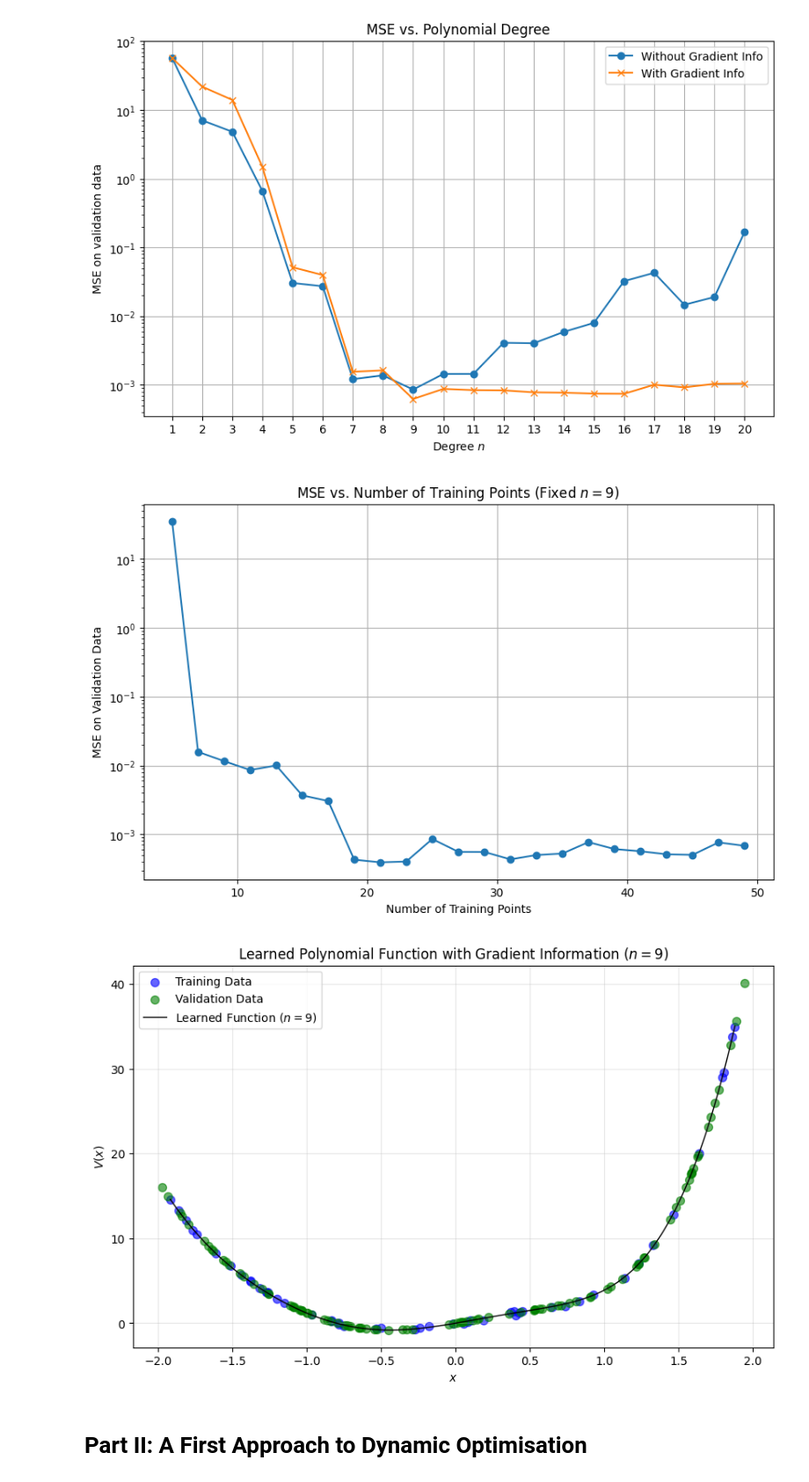
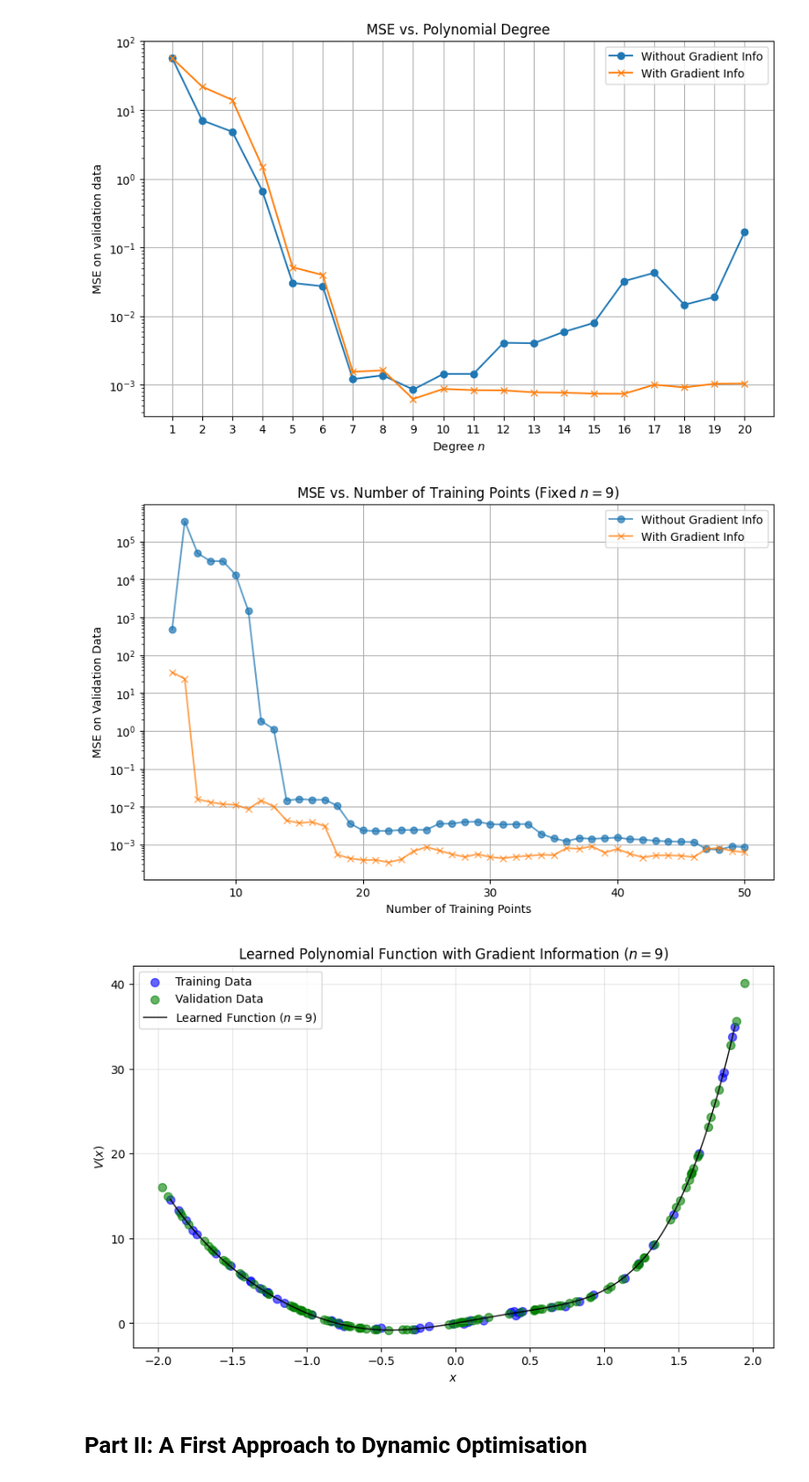
Before and after one commit to umarsdq/optimisationCW, a Jupyter notebook: optimisation.ipynb, the cells around one changed output. Shown at 88% size. Saved outputs shown, nothing was run; the diff lists cells and outputs as text; code cells hidden in the pictures.

Commit message:
New plots

```diff
--- a/optimisation.ipynb
+++ b/optimisation.ipynb
@@ -48,7 +46,7 @@ Smallest n for MSE < 10^-3: 9
 # %%
-# Part I.a) Additional Analysis: MSE vs Number of Training Points
+# MSE vs Number of Training Points for fixed n
 n_fixed_a = best_n
-training_sizes_a = range(5, len(X_train) + 1, 2)
+training_sizes_a = range(5, len(X_train) + 1, 1)
 mses_vs_size_a = []
 
 for size in training_sizes_a:
@@ -127,56 +125,61 @@ plt.show()
 Smallest n for MSE < 10^-3 (with gradient info): 9
 [figure]
 # %%
-# Part I.b) Additional Analysis: MSE vs Number of Training Points
-# Fix n at the best value found (best_n_b) and vary the number of training points
+# MSE vs Number of Training Points - Comparing with and without gradient info
+# Use the same fixed n for both cases to make fair comparison
+n_fixed = best_n_b
+training_sizes = range(5, len(X_train_b) + 1, 1)
 
-n_fixed = best_n_b
-training_sizes = range(5, len(X_train_b) + 1, 2)  # Vary from 5 to max, step of 2
-mses_vs_size = []
-
+# With gradient info
+mses_vs_size_grad = []
 for size in training_sizes:
-    # Use first 'size' training points
     X_subset = X_train_b[:size]
     y_subset = y_train_b[:size]
     dy_subset = dy_train_b[:size]
+    theta_subset = solve_grad_poly_regression(X_subset, y_subset, dy_subset, n_fixed)
+    mses_vs_size_grad.append(mse(X_val, y_val, theta_subset))
 
-    # Train model with fixed n
-    theta_subset = solve_grad_poly_regression(X_subset, y_subset, dy_subset, n_fixed)
-
-    # Evaluate on validation set
-    mses_vs_size.append(mse(X_val, y_val, theta_subset))
+# Without gradient info (from I.a data, same n)
+mses_vs_size_no_grad = []
+for size in training_sizes:
+    X_subset = X_train[:size]
+    y_subset = y_train[:size]
+    theta_subset = solve_poly_regression(X_subset, y_subset, n_fixed)
+    mses_vs_size_no_grad.append(mse(X_val, y_val, theta_subset))
 
 plt.figure(figsize=(10, 6))
-plt.plot(training_sizes, mses_vs_size, marker='o')
+plt.plot(training_sizes, mses_vs_size_no_grad, marker='o', label='Without Gradient Info', alpha=0.7)
+plt.plot(training_sizes, mses_vs_size_grad, marker='x', label='With Gradient Info', alpha=0.7)
 plt.xlabel('Number of Training Points')
 plt.ylabel('MSE on Validation Data')
 plt.yscale('log')
 plt.title(rf'MSE vs. Number of Training Points (Fixed $n={n_fixed}$)')
+plt.legend()
 plt.grid(True)
-plt.savefig('plots/mse_vs_training_size.png', bbox_inches='tight', dpi=600)
+plt.savefig('plots/mse_vs_training_size_comparison.png', bbox_inches='tight', dpi=600)
 plt.show()
 
 # Show the learned function at the best n
 theta_best_b = solve_grad_poly_regression(X_train_b, y_train_b, dy_train_b, best_n_b)
 
 # Generate points for smooth plotting
 x_plot = np.linspace(X_train_b.min(), X_train_b.max(), 200)
 A_plot = np.vander(x_plot, best_n_b + 1, increasing=True)
 y_plot = A_plot @ theta_best_b
 
 plt.figure(figsize=(10, 6))
 plt.scatter(X_train_b, y_train_b, color='blue', label='Training Data', alpha=0.6, s=50)
 plt.scatter(X_val, y_val, color='green', label='Validation Data', alpha=0.6, s=50)
 plt.plot(x_plot, y_plot, '-', color='black', linewidth=1, label=rf'Learned Function ($n={best_n_b}$)')
 plt.xlabel(r'$x$')
 plt.ylabel(r'$V(x)$')
 plt.title(rf'Learned Polynomial Function with Gradient Information ($n={best_n_b}$)')
 plt.legend()
 plt.grid(True, alpha=0.3)
 plt.savefig('plots/learned_function_with_gradient.png', bbox_inches='tight', dpi=600)
 plt.show()
 # %% [output]
-[figure, old version]
+[figure, new version]
 [figure]
 # %% [markdown]
 # Part II: A First Approach to Dynamic Optimisation
```
Also changed, not shown: parts of 7 cells of this notebook, 19 other files.
